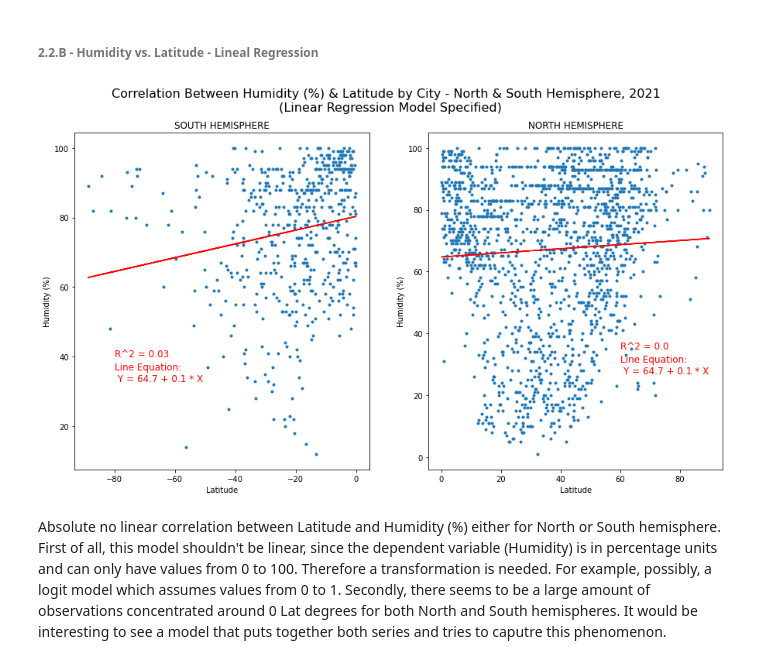
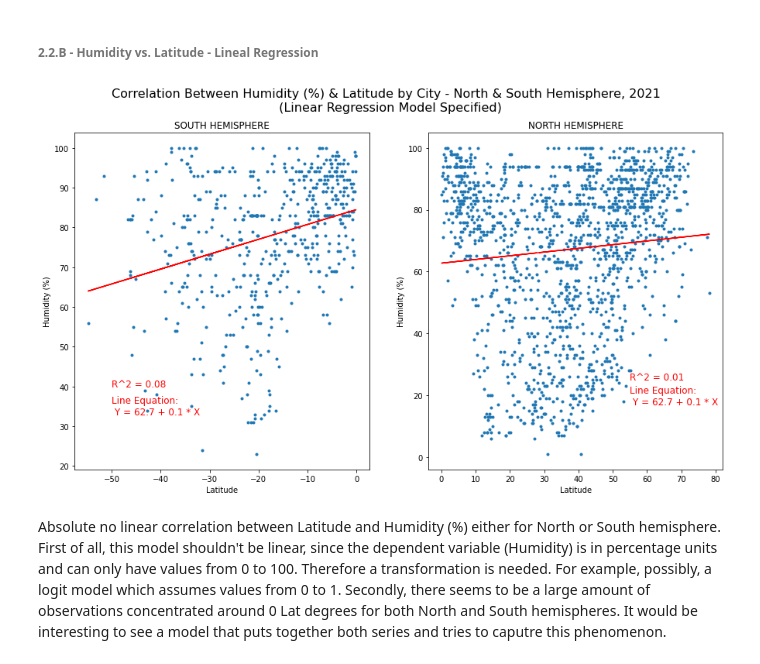
Before and after one commit to martinsingla/python-API-challenge, a Jupyter notebook: weather_analysis.ipynb, the cells around one changed output. Saved outputs shown, nothing was run; the diff lists cells and outputs as text; code cells hidden in the pictures.

```diff
--- a/weather_analysis.ipynb
+++ b/weather_analysis.ipynb
@@ -47,16 +47,16 @@ len(city_names) #10000 city names matched
 
 #removing duplicated cities
 unique_cities = []
-unique_lat = []
-unique_lng = []
-unique_country= []
+estimated_lat = []
+estimated_lng = []
+country= []
 
 for i in range(0, 10000):
     if city_names[i] not in unique_cities:
         unique_cities.append(city_names[i])
-        unique_lat.append(lat_samp[i])
-        unique_lng.append(lat_samp[i])
-        unique_country.append(country_codes[i])
+        estimated_lat.append(lat_samp[i])
+        estimated_lng.append(lng_samp[i])
+        country.append(country_codes[i])
 
 #creating dataframe
 df = pd.DataFrame({
@@ -92,6 +92,8 @@ for i in range(0, len(df)):
 
     try:
         #Assingning to df
+        df.iloc[i, 2] = response["coord"]["lat"]
+        df.iloc[i, 3] = response["coord"]["lon"]
         df.iloc[i, 4] = response["main"]["temp"]
         df.iloc[i, 5] = response["main"]["humidity"]
         df.iloc[i, 6] = response["clouds"]["all"]
@@ -236,33 +238,33 @@ Now we find the challenge of unifying both North and South datasets into one and
 # %%
 #Humid vs. Lat linear regressions
 lm2_north = linregress(x= df_north["Lat"],
                        y= df_north["Humidity (%)"])
 lm2_north_fitted = lm2_north[1] + lm2_north[0] * df_north["Lat"]
 lm2_south = linregress(x= df_south["Lat"],
                        y= df_south["Humidity (%)"])
 lm2_south_fitted = lm2_south[1] + lm2_south[0] * df_south["Lat"]
 
 #Plotting humidity vs. latitude correlations
 fig3, axs = plt.subplots(1,2, figsize=(15,8))
 fig3.suptitle("Correlation Between Humidity (%) & Latitude by City - North & South Hemisphere, 2021 \n (Linear Regression Model Specified)", fontsize= 16)
 axs[1].scatter(df_north.loc[:,"Lat"], df_north.loc[:,"Humidity (%)"], marker= ".")
 axs[1].plot(df_north["Lat"], lm2_north_fitted, color= "red")
 axs[1].set_title("NORTH HEMISPHERE")
 axs[1].set_ylabel("Humidity (%)")
 axs[1].set_xlabel("Latitude")
-axs[1].text(60, 35, f'R^2 = {round((np.corrcoef(df_north.loc[:,"Lat"], df_north.loc[:,"Humidity (%)"])[0,1])**2,2)}', color= "red", fontsize= 12)
-axs[1].text(60, 27, f'Line Equation: \n Y = {round(lm2_north[1],1)} + {round(lm2_north[0],1)} * X', color= "red", fontsize= 12)
+axs[1].text(55, 25, f'R^2 = {round((np.corrcoef(df_north.loc[:,"Lat"], df_north.loc[:,"Humidity (%)"])[0,1])**2,2)}', color= "red", fontsize= 12)
+axs[1].text(55, 17, f'Line Equation: \n Y = {round(lm2_north[1],1)} + {round(lm2_north[0],1)} * X', color= "red", fontsize= 12)
 
 axs[0].scatter(df_south.loc[:,"Lat"], df_south.loc[:,"Humidity (%)"], marker= ".")
 axs[0].plot(df_south["Lat"], lm2_south_fitted, color= "red")
 axs[0].set_title("SOUTH HEMISPHERE")
 axs[0].set_ylabel("Humidity (%)")
 axs[0].set_xlabel("Latitude")
-axs[0].text(-80, 40, f'R^2 = {round((np.corrcoef(df_south.loc[:,"Lat"], df_south.loc[:,"Humidity (%)"])[0,1])**2,2)}', color= "red", fontsize= 12)
-axs[0].text(-80, 33, f'Line Equation: \n Y = {round(lm2_north[1],1)} + {round(lm2_north[0],1)} * X', color= "red", fontsize= 12)
+axs[0].text(-50, 40, f'R^2 = {round((np.corrcoef(df_south.loc[:,"Lat"], df_south.loc[:,"Humidity (%)"])[0,1])**2,2)}', color= "red", fontsize= 12)
+axs[0].text(-50, 33, f'Line Equation: \n Y = {round(lm2_north[1],1)} + {round(lm2_north[0],1)} * X', color= "red", fontsize= 12)
 plt.show()
 # %% [output]
-[figure, old version]
+[figure, new version]
 # %% [markdown]
 Absolute no linear correlation between Latitude and Humidity (%) either for North or South hemisphere. First of all, this model shouldn't be linear, since the dependent variable (Humidity) is in percentage units and can only have values from 0 to 100. Therefore a transformation is needed. For example, possibly, a logit model which assumes values from 0 to 1. Secondly, there seems to be a large amount of observations concentrated around 0 Lat degrees for both North and South hemispheres. It would be interesting to see a model that puts together both series and tries to caputre this phenomenon.
 # %% [markdown]
```
Also changed, not shown: parts of 10 cells of this notebook, 15 other files.
